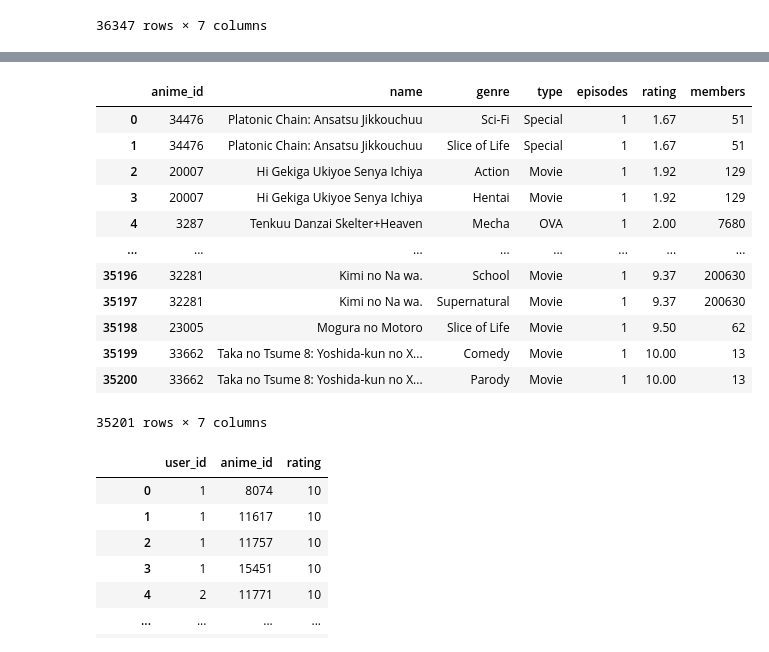
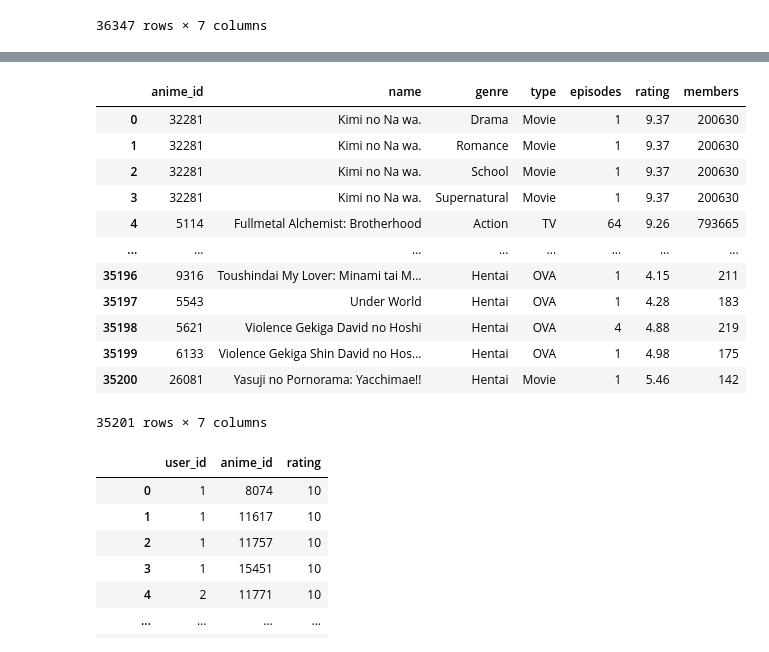
Before and after one commit to jansen03/msds2026_dmw1, a Jupyter notebook: Lab1.ipynb, the cells around one changed output, grey strips where cells are left out. Drawn from its saved outputs; the diff is of its cells as text; code cells hidden in the pictures.

```diff
--- a/Lab1.ipynb
+++ b/Lab1.ipynb
@@ -211,9 +194,8 @@ Connection re-established to anime.db
 # %%
 table_name = 'anime_genre'
-pd.set_option('display.max_rows', 20)
-df_from_db = pd.read_sql(f'SELECT * FROM {table_name}', conn)
+anime_genre_split_df = pd.read_sql(f'SELECT * FROM {table_name}', conn)
 
-df_from_db
+anime_genre_split_df
 # %% [output]
 |  | anime_id | name | genre | type | episodes | rating | members |
 | 0 | 32281 | Kimi no Na wa. | Drama | Movie | 1 | 9.37 | 200630 |
@@ -290,28 +243,27 @@ df_anime_sql
 # %%
 cursor = conn.cursor()
 command = """SELECT * FROM anime_genre
 where genre is not '' AND genre IS NOT NULL AND
 type IS NOT '' AND type IS NOT NULL AND
 episodes IS NOT 'Unknown' AND episodes IS NOT NULL AND
 rating IS NOT NULL
-ORDER BY rating ASC
 
 """
-df_anime_genre_sql = pd.read_sql(command, conn)
-df_anime_genre_sql
+anime_genre_clean_df = pd.read_sql(command, conn)
+anime_genre_clean_df
 # %% [output]
 |  | anime_id | name | genre | type | episodes | rating | members |
-| 0 | 34476 | Platonic Chain: Ansatsu Jikkouchuu | Sci-Fi | Special | 1 | 1.67 | 51 |
-| 1 | 34476 | Platonic Chain: Ansatsu Jikkouchuu | Slice of Life | Special | 1 | 1.67 | 51 |
-| 2 | 20007 | Hi Gekiga Ukiyoe Senya Ichiya | Action | Movie | 1 | 1.92 | 129 |
-| 3 | 20007 | Hi Gekiga Ukiyoe Senya Ichiya | Hentai | Movie | 1 | 1.92 | 129 |
-| 4 | 3287 | Tenkuu Danzai Skelter+Heaven | Mecha | OVA | 1 | 2.00 | 7680 |
+| 0 | 32281 | Kimi no Na wa. | Drama | Movie | 1 | 9.37 | 200630 |
+| 1 | 32281 | Kimi no Na wa. | Romance | Movie | 1 | 9.37 | 200630 |
+| 2 | 32281 | Kimi no Na wa. | School | Movie | 1 | 9.37 | 200630 |
+| 3 | 32281 | Kimi no Na wa. | Supernatural | Movie | 1 | 9.37 | 200630 |
+| 4 | 5114 | Fullmetal Alchemist: Brotherhood | Action | TV | 64 | 9.26 | 793665 |
 | ... | ... | ... | ... | ... | ... | ... | ... |
-| 35196 | 32281 | Kimi no Na wa. | School | Movie | 1 | 9.37 | 200630 |
-| 35197 | 32281 | Kimi no Na wa. | Supernatural | Movie | 1 | 9.37 | 200630 |
-| 35198 | 23005 | Mogura no Motoro | Slice of Life | Movie | 1 | 9.50 | 62 |
-| 35199 | 33662 | Taka no Tsume 8: Yoshida-kun no X... | Comedy | Movie | 1 | 10.00 | 13 |
-| 35200 | 33662 | Taka no Tsume 8: Yoshida-kun no X... | Parody | Movie | 1 | 10.00 | 13 |
+| 35196 | 9316 | Toushindai My Lover: Minami tai M... | Hentai | OVA | 1 | 4.15 | 211 |
+| 35197 | 5543 | Under World | Hentai | OVA | 1 | 4.28 | 183 |
+| 35198 | 5621 | Violence Gekiga David no Hoshi | Hentai | OVA | 4 | 4.88 | 219 |
+| 35199 | 6133 | Violence Gekiga Shin David no Hos... | Hentai | OVA | 1 | 4.98 | 175 |
+| 35200 | 26081 | Yasuji no Pornorama: Yacchimae!! | Hentai | Movie | 1 | 5.46 | 142 |
 35201 rows × 7 columns
 # %%
 command = """SELECT * FROM rating_table
```
Also changed, not shown: parts of 27 cells of this notebook, 1 other file.
